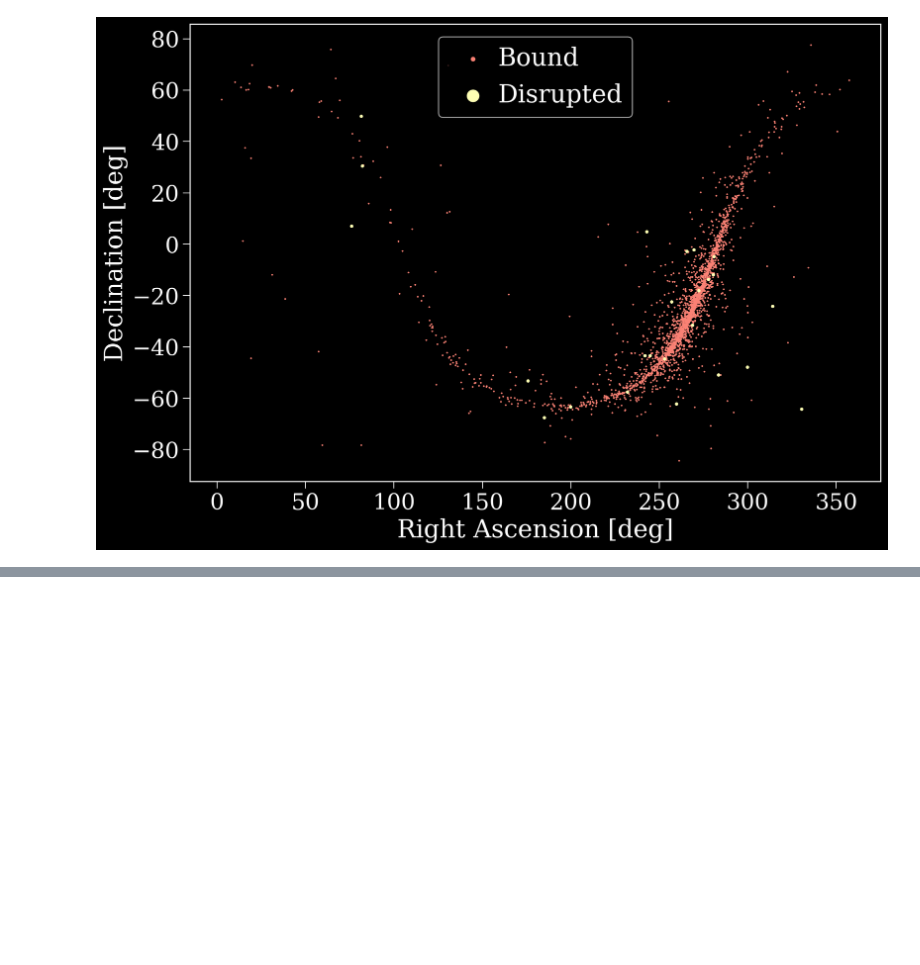
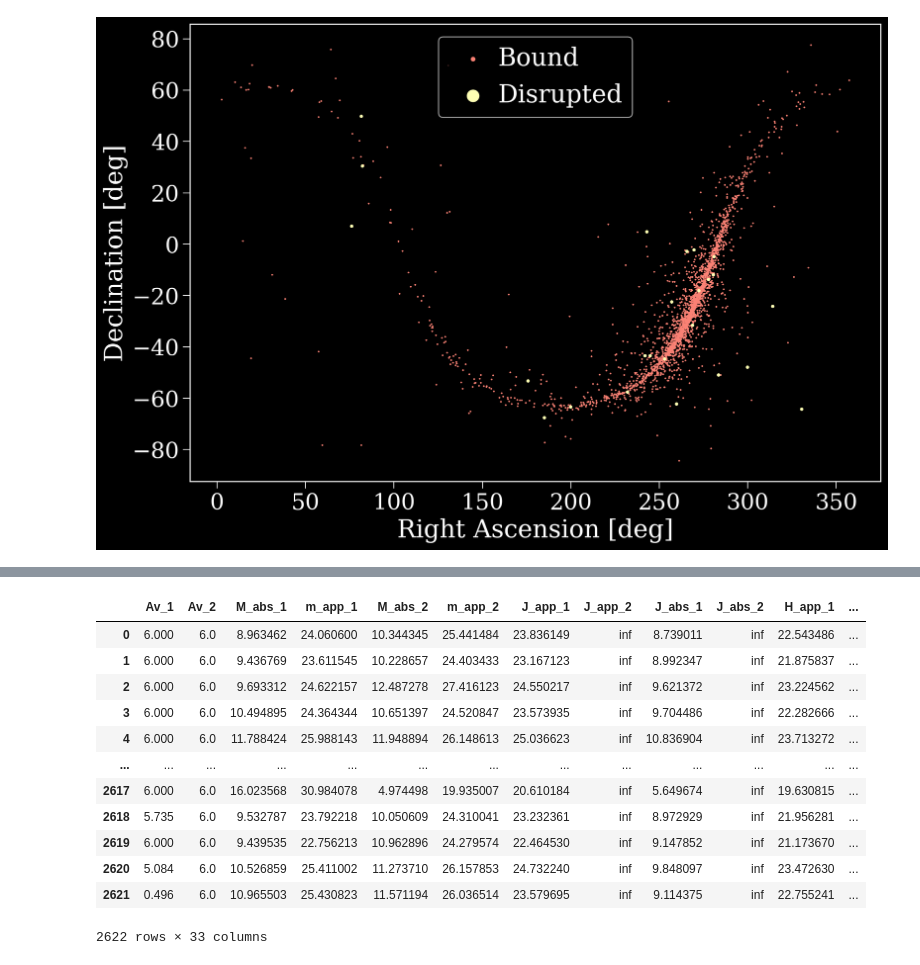
Before and after one commit to TomWagg/cogsworth, a Jupyter notebook: docs/tutorials/getting_started.ipynb, the cells around one changed output, grey strips where cells are left out. Saved outputs shown, nothing was run; the diff lists cells and outputs as text; code cells hidden in the pictures; blank space fills up the shorter version.

```diff
--- a/docs/tutorials/getting_started.ipynb
+++ b/docs/tutorials/getting_started.ipynb
@@ -180,0 +227,16 @@ plt.show()
+# %%
+p.observables
+# %% [output]
+|  | Av_1 | Av_2 | M_abs_1 | m_app_1 | M_abs_2 | m_app_2 | J_app_1 | J_app_2 | J_abs_1 | J_abs_2 | H_app_1 | ... |
+| 0 | 6.000 | 6.0 | 8.963462 | 24.060600 | 10.344345 | 25.441484 | 23.836149 | inf | 8.739011 | inf | 22.543486 | ... |
+| 1 | 6.000 | 6.0 | 9.436769 | 23.611545 | 10.228657 | 24.403433 | 23.167123 | inf | 8.992347 | inf | 21.875837 | ... |
+| 2 | 6.000 | 6.0 | 9.693312 | 24.622157 | 12.487278 | 27.416123 | 24.550217 | inf | 9.621372 | inf | 23.224562 | ... |
+| 3 | 6.000 | 6.0 | 10.494895 | 24.364344 | 10.651397 | 24.520847 | 23.573935 | inf | 9.704486 | inf | 22.282666 | ... |
+| 4 | 6.000 | 6.0 | 11.788424 | 25.988143 | 11.948894 | 26.148613 | 25.036623 | inf | 10.836904 | inf | 23.713272 | ... |
+| ... | ... | ... | ... | ... | ... | ... | ... | ... | ... | ... | ... | ... |
+| 2617 | 6.000 | 6.0 | 16.023568 | 30.984078 | 4.974498 | 19.935007 | 20.610184 | inf | 5.649674 | inf | 19.630815 | ... |
+| 2618 | 5.735 | 6.0 | 9.532787 | 23.792218 | 10.050609 | 24.310041 | 23.232361 | inf | 8.972929 | inf | 21.956281 | ... |
+| 2619 | 6.000 | 6.0 | 9.439535 | 22.756213 | 10.962896 | 24.279574 | 22.464530 | inf | 9.147852 | inf | 21.173670 | ... |
+| 2620 | 5.084 | 6.0 | 10.526859 | 25.411002 | 11.273710 | 26.157853 | 24.732240 | inf | 9.848097 | inf | 23.472630 | ... |
+| 2621 | 0.496 | 6.0 | 10.965503 | 25.430823 | 11.571194 | 26.036514 | 23.579695 | inf | 9.114375 | inf | 22.755241 | ... |
+2622 rows × 33 columns
```
Also changed, not shown: parts of 6 cells of this notebook.
